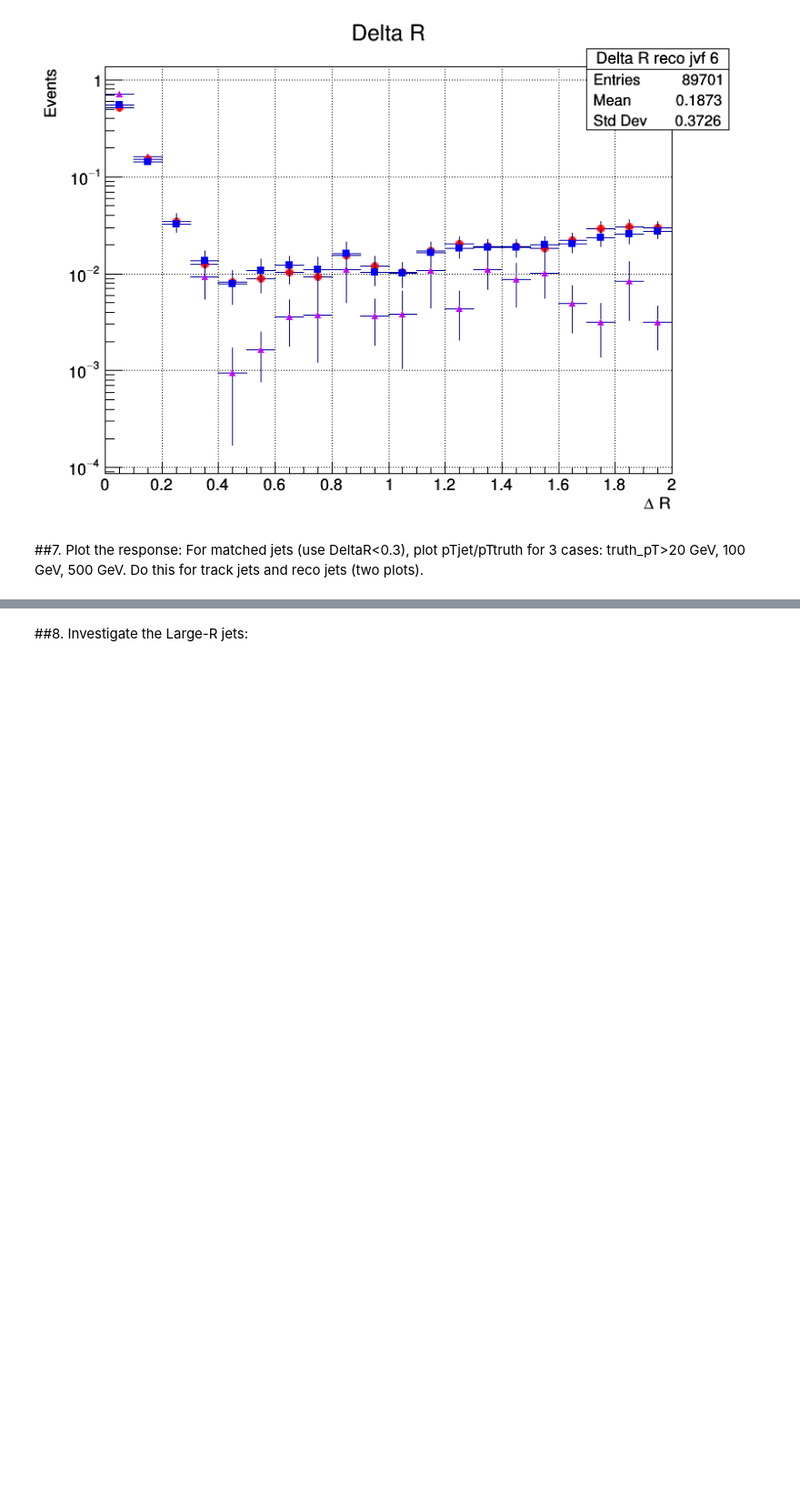
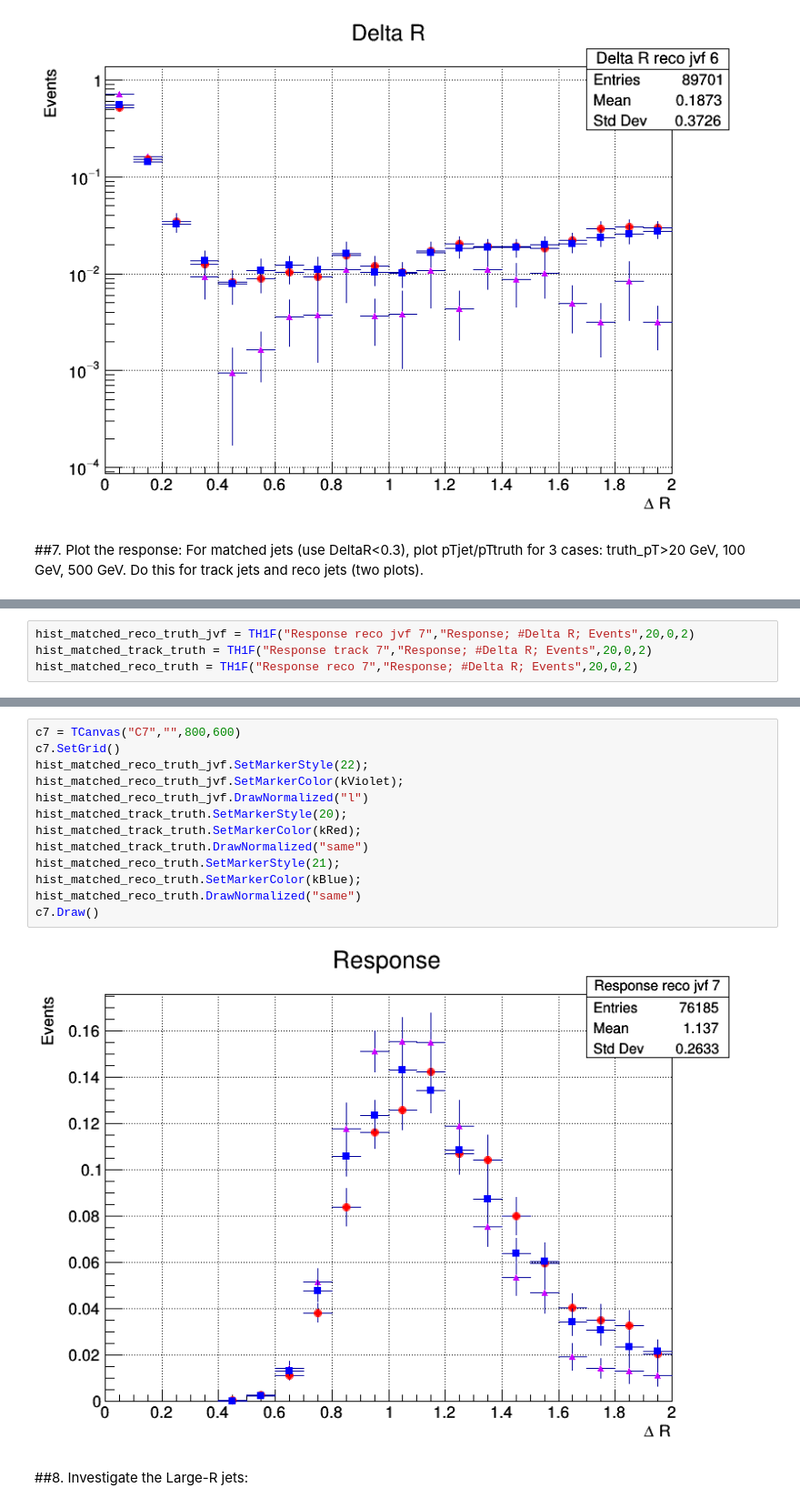
Before and after one commit to cfrc2694/HEP_Exercises, a Jupyter notebook: 02_Jets.ipynb, the cells around one changed output, grey strips where cells are left out. Shown at 91% size. Saved outputs shown, nothing was run; the diff lists cells and outputs as text; blank space fills up the shorter version.

```diff
--- a/02_Jets.ipynb
+++ b/02_Jets.ipynb
@@ -635,3 +626,7 @@ hist_matched_reco_truth = TH1F("Delta R reco","Delta R; #Delta R; Events",20,0,2
+# %%
+hist_matched_reco_truth_jvf = TH1F("Response reco jvf 7","Response; #Delta R; Events",20,0,2)
+hist_matched_track_truth = TH1F("Response track 7","Response; #Delta R; Events",20,0,2)
+hist_matched_reco_truth = TH1F("Response reco 7","Response; #Delta R; Events",20,0,2)
 # %%
 for event in tree:
   evtw=tree.EventWeight
@@ -670,3 +686,18 @@ print("Done!")
+# %%
+c7 = TCanvas("C7","",800,600)
+c7.SetGrid()
+hist_matched_reco_truth_jvf.SetMarkerStyle(22);
+hist_matched_reco_truth_jvf.SetMarkerColor(kViolet);
+hist_matched_reco_truth_jvf.DrawNormalized("l")
+hist_matched_track_truth.SetMarkerStyle(20);
+hist_matched_track_truth.SetMarkerColor(kRed);
+hist_matched_track_truth.DrawNormalized("same")
+hist_matched_reco_truth.SetMarkerStyle(21);
+hist_matched_reco_truth.SetMarkerColor(kBlue);
+hist_matched_reco_truth.DrawNormalized("same")
+c7.Draw()
+# %% [output]
+[figure, added]
 # %% [markdown]
 ##8. Investigate the Large-R jets:
 # %% [markdown]
```
Also changed, not shown: parts of 9 cells of this notebook.
